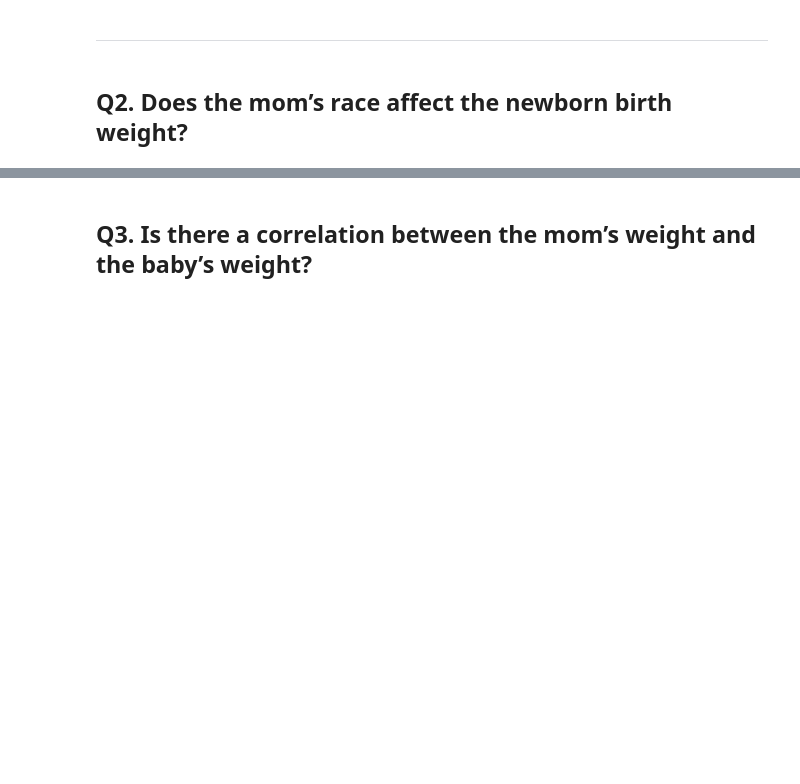
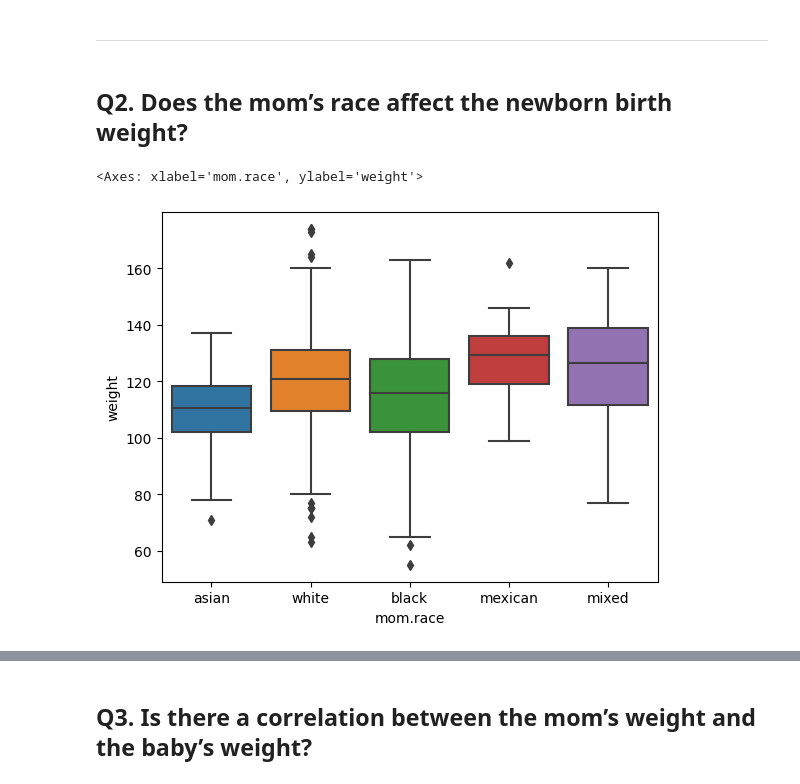
Before and after one commit to alysultan/AUC-Fundamentals-of-Data-Science-II-Spring-2023, a Jupyter notebook: examples/maternal-smoking/smoking.ipynb, the cells around one changed output, grey strips where cells are left out. Drawn from its saved outputs; the diff is of its cells as text; code cells hidden in the pictures; blank space fills up the shorter version.

```diff
--- a/examples/maternal-smoking/smoking.ipynb
+++ b/examples/maternal-smoking/smoking.ipynb
@@ -61,3 +61,8 @@ The effects of maternal smoking on newborn weight are clearly illustrated above.
 ---
 # %% [markdown]
 ## Q2. Does the mom’s race affect the newborn birth weight?
+# %%
+sns.boxplot(data = df, x = 'mom.race', y = 'weight')
+# %% [output]
+<Axes: xlabel='mom.race', ylabel='weight'>
+[figure, added]
```
Also changed, not shown: parts of 9 cells of this notebook.
